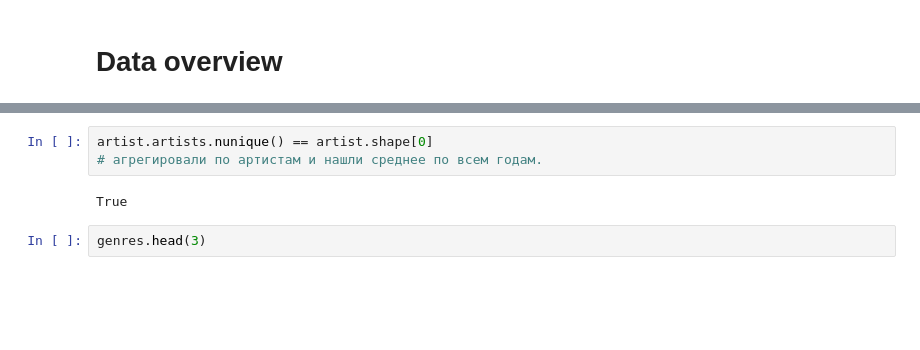
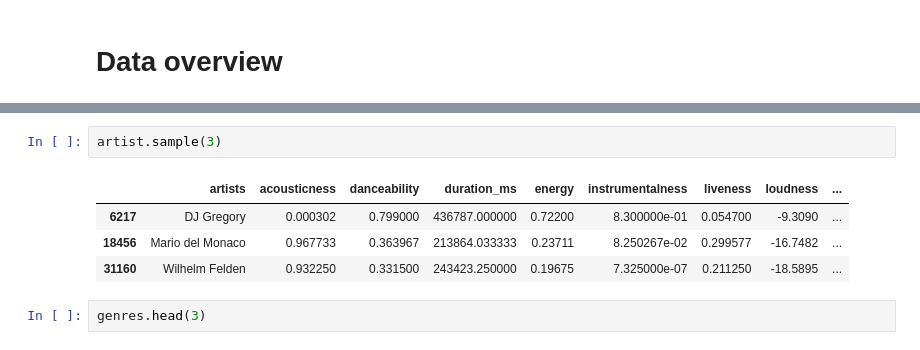
Before and after one commit to pyrogn/doesnotexist, a Jupyter notebook: spotify/note.ipynb, the cells around one changed output, grey strips where cells are left out. Drawn from its saved outputs; the diff is of its cells as text; blank space fills up the shorter version.

```diff
--- a/spotify/note.ipynb
+++ b/spotify/note.ipynb
@@ -33,11 +36,13 @@ data.head(3)
 | 0 | 0.991 | ['Mamie Smith'] | 0.598 | 168333 | 0.224 | 0 | 0cS0A1fUEUd1EW3FcF8AEI | 0.000522 | ... |
 | 1 | 0.643 | ["Screamin' Jay Hawkins"] | 0.852 | 150200 | 0.517 | 0 | 0hbkKFIJm7Z05H8Zl9w30f | 0.026400 | ... |
 | 2 | 0.993 | ['Mamie Smith'] | 0.647 | 163827 | 0.186 | 0 | 11m7laMUgmOKqI3oYzuhne | 0.000018 | ... |
-# %%
-artist.artists.nunique() == artist.shape[0]
-# агрегировали по артистам и нашли среднее по всем годам.
-# %% [output]
-True
+# %%
+artist.sample(3)
+# %% [output]
+|  | artists | acousticness | danceability | duration_ms | energy | instrumentalness | liveness | loudness | ... |
+| 6217 | DJ Gregory | 0.000302 | 0.799000 | 436787.000000 | 0.72200 | 8.300000e-01 | 0.054700 | -9.3090 | ... |
+| 18456 | Mario del Monaco | 0.967733 | 0.363967 | 213864.033333 | 0.23711 | 8.250267e-02 | 0.299577 | -16.7482 | ... |
+| 31160 | Wilhelm Felden | 0.932250 | 0.331500 | 243423.250000 | 0.19675 | 7.325000e-07 | 0.211250 | -18.5895 | ... |
 # %%
 genres.head(3)
 # %% [output]
```
Also changed, not shown: parts of 22 cells of this notebook, 9 other files.
